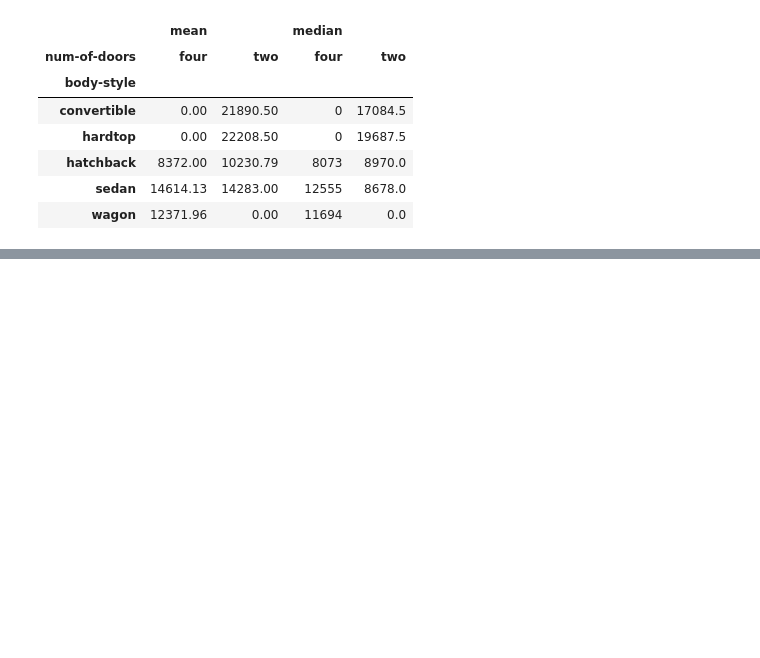
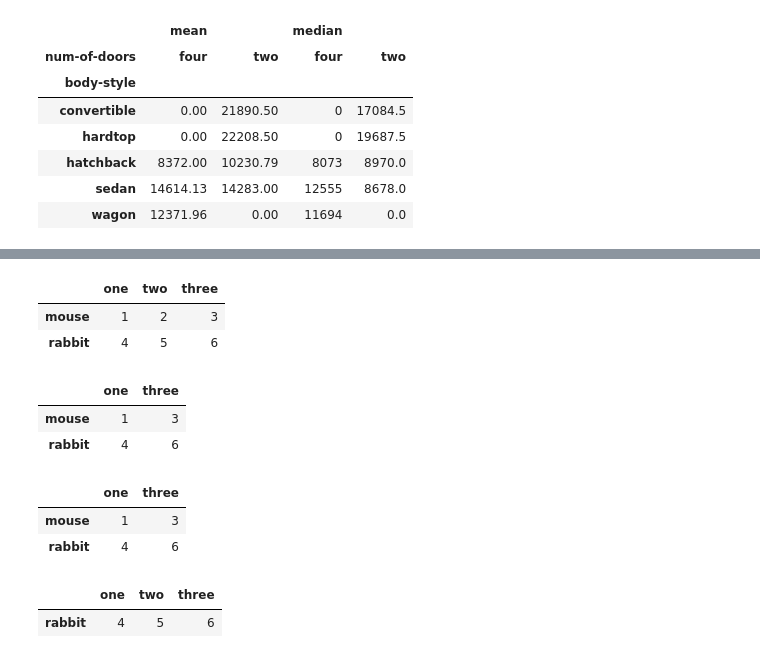
Before and after one commit to showmidelo/Advanced_Pandas_karyar, a Jupyter notebook: tutorial.ipynb, the cells around one changed output, grey strips where cells are left out. Saved outputs shown, nothing was run; the diff lists cells and outputs as text; code cells hidden in the pictures; blank space fills up the shorter version.

Commit message:
pandas and more

```diff
--- a/tutorial.ipynb
+++ b/tutorial.ipynb
@@ -1593,0 +1663,38 @@ np.round(pd.pivot_table(data, values='price',
+# %%
+import pandas as pd
+import numpy as np
+
+df = pd.DataFrame(np.array(([1, 2, 3], [4, 5, 6])),
+
+                  index=['mouse', 'rabbit'],
+
+                  columns=['one', 'two', 'three'])
+
+df
+# %% [output]
+|  | one | two | three |
+| mouse | 1 | 2 | 3 |
+| rabbit | 4 | 5 | 6 |
+# %%
+# select columns by name
+
+df.filter(items=['one', 'three'])
+# %% [output]
+|  | one | three |
+| mouse | 1 | 3 |
+| rabbit | 4 | 6 |
+# %%
+# select columns by regular expression
+
+df.filter(regex='e$', axis=1)
+# %% [output]
+|  | one | three |
+| mouse | 1 | 3 |
+| rabbit | 4 | 6 |
+# %%
+# select rows containing 'bbi'
+
+df.filter(like='bbi', axis=0)
+# %% [output]
+|  | one | two | three |
+| rabbit | 4 | 5 | 6 |
```
Also changed, not shown: parts of 23 cells of this notebook.
